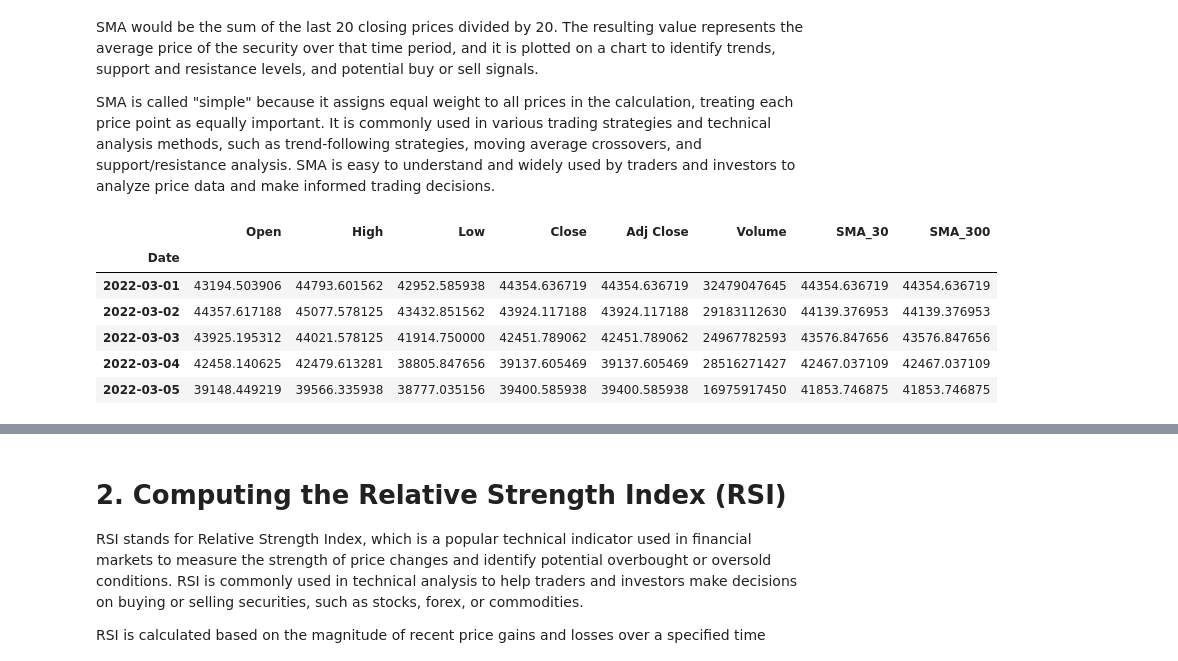
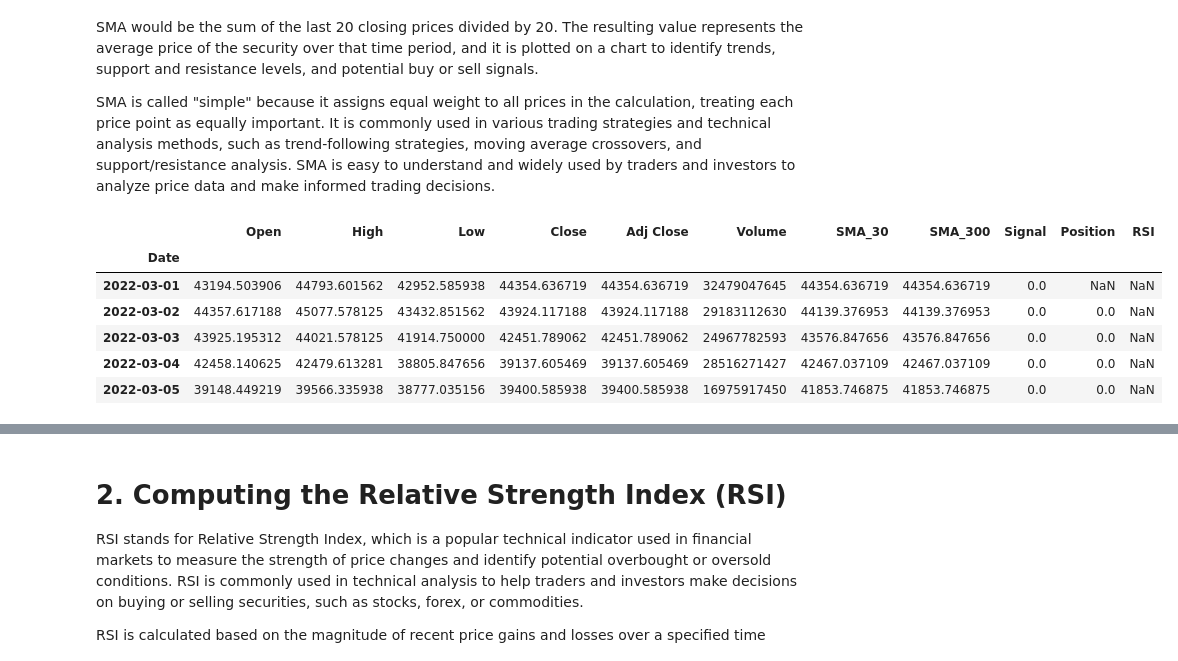
Before and after one commit to Annarhysa/Cryptocurrency-Trading-Algorithm, a Jupyter notebook: Market-Analysis-yfinance.ipynb, the cells around one changed output, grey strips where cells are left out. Saved outputs shown, nothing was run; the diff lists cells and outputs as text; code cells hidden in the pictures.

```diff
--- a/Market-Analysis-yfinance.ipynb
+++ b/Market-Analysis-yfinance.ipynb
@@ -28,17 +29,17 @@ The SMA is calculated by taking the sum of a specified number of prices over a g
 
 SMA is called "simple" because it assigns equal weight to all prices in the calculation, treating each price point as equally important. It is commonly used in various trading strategies and technical analysis methods, such as trend-following strategies, moving average crossovers, and support/resistance analysis. SMA is easy to understand and widely used by traders and investors to analyze price data and make informed trading decisions.
 # %%
-BTC_USD['SMA_30'] = BTC_USD['Close'].rolling(window=100, min_periods=1).mean()
+BTC_USD['SMA_30'] = BTC_USD['Close'].rolling(window=30, min_periods=1).mean()
 BTC_USD['SMA_300'] = BTC_USD['Close'].rolling(window = 300, min_periods = 1).mean()
 BTC_USD.head()
 # %% [output]
-|  | Open | High | Low | Close | Adj Close | Volume | SMA_30 | SMA_300 |
-| Date |  |  |  |  |  |  |  |  |
-| 2022-03-01 | 43194.503906 | 44793.601562 | 42952.585938 | 44354.636719 | 44354.636719 | 32479047645 | 44354.636719 | 44354.636719 |
-| 2022-03-02 | 44357.617188 | 45077.578125 | 43432.851562 | 43924.117188 | 43924.117188 | 29183112630 | 44139.376953 | 44139.376953 |
-| 2022-03-03 | 43925.195312 | 44021.578125 | 41914.750000 | 42451.789062 | 42451.789062 | 24967782593 | 43576.847656 | 43576.847656 |
-| 2022-03-04 | 42458.140625 | 42479.613281 | 38805.847656 | 39137.605469 | 39137.605469 | 28516271427 | 42467.037109 | 42467.037109 |
-| 2022-03-05 | 39148.449219 | 39566.335938 | 38777.035156 | 39400.585938 | 39400.585938 | 16975917450 | 41853.746875 | 41853.746875 |
+|  | Open | High | Low | Close | Adj Close | Volume | SMA_30 | SMA_300 | Signal | Position | RSI |
+| Date |  |  |  |  |  |  |  |  |  |  |  |
+| 2022-03-01 | 43194.503906 | 44793.601562 | 42952.585938 | 44354.636719 | 44354.636719 | 32479047645 | 44354.636719 | 44354.636719 | 0.0 | NaN | NaN |
+| 2022-03-02 | 44357.617188 | 45077.578125 | 43432.851562 | 43924.117188 | 43924.117188 | 29183112630 | 44139.376953 | 44139.376953 | 0.0 | 0.0 | NaN |
+| 2022-03-03 | 43925.195312 | 44021.578125 | 41914.750000 | 42451.789062 | 42451.789062 | 24967782593 | 43576.847656 | 43576.847656 | 0.0 | 0.0 | NaN |
+| 2022-03-04 | 42458.140625 | 42479.613281 | 38805.847656 | 39137.605469 | 39137.605469 | 28516271427 | 42467.037109 | 42467.037109 | 0.0 | 0.0 | NaN |
+| 2022-03-05 | 39148.449219 | 39566.335938 | 38777.035156 | 39400.585938 | 39400.585938 | 16975917450 | 41853.746875 | 41853.746875 | 0.0 | 0.0 | NaN |
 # %%
 BTC_USD['Signal'] = 0.0
 BTC_USD['Signal'] = np.where(BTC_USD['SMA_30'] > BTC_USD['SMA_300'], 1.0, 0.0)
```
Also changed, not shown: parts of 7 cells of this notebook.
